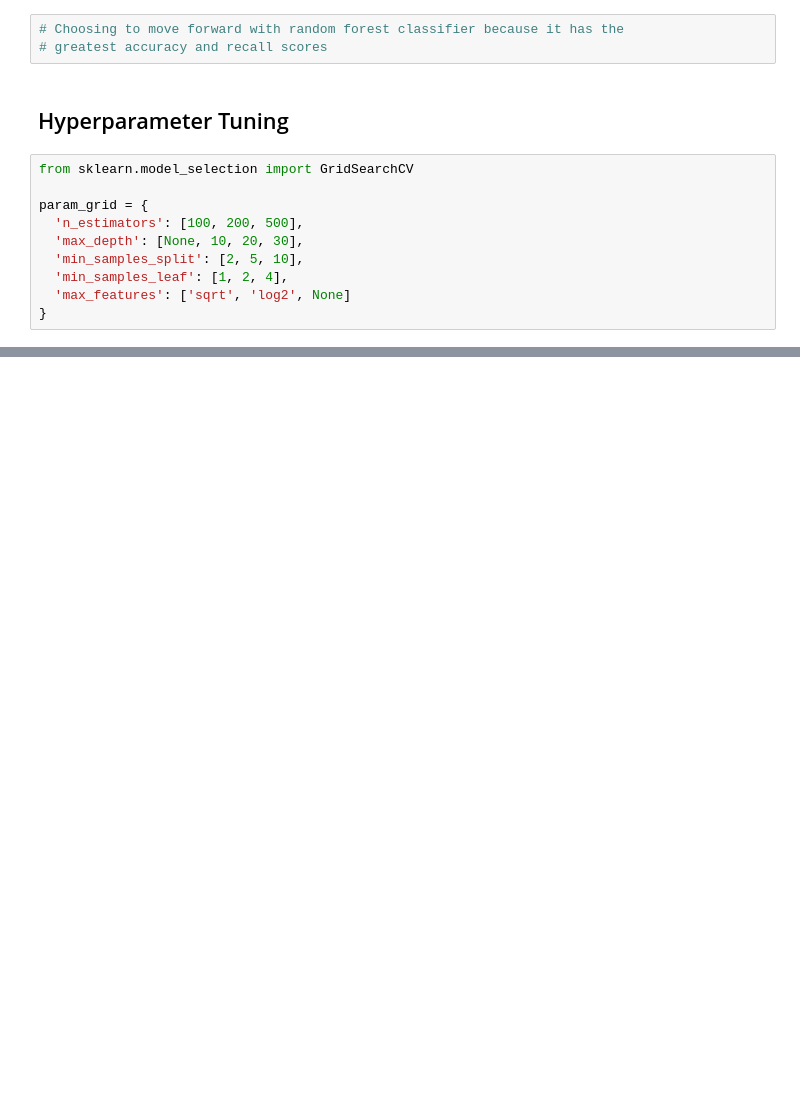
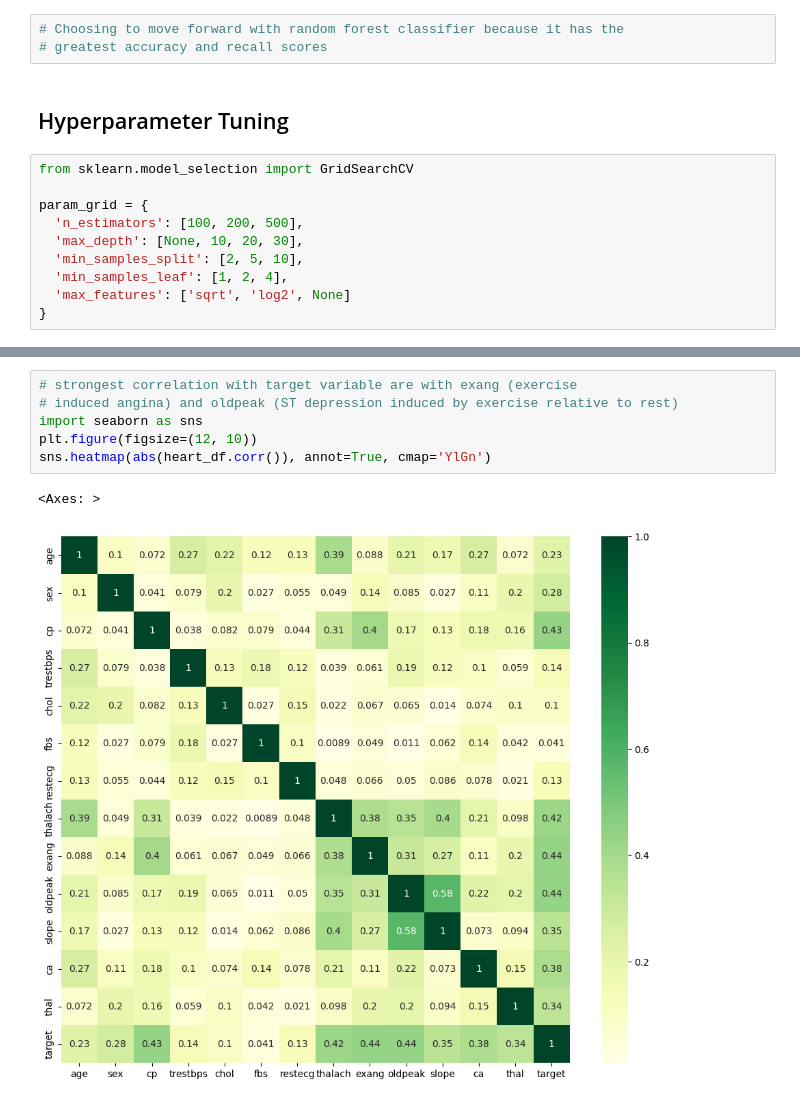
Before and after one commit to charlotte-verity/Heart-Disease-Classifier, a Jupyter notebook: detector.ipynb, the cells around one changed output, grey strips where cells are left out. Cells and saved outputs as stored; diff of their text form; blank space fills up the shorter version.

```diff
--- a/detector.ipynb
+++ b/detector.ipynb
@@ -219,0 +249,9 @@ RandomForestClassifier(max_depth=10, n_jobs=-1, random_state=3)
+# %%
+# strongest correlation with target variable are with exang (exercise
+# induced angina) and oldpeak (ST depression induced by exercise relative to rest)
+import seaborn as sns
+plt.figure(figsize=(12, 10))
+sns.heatmap(abs(heart_df.corr()), annot=True, cmap='YlGn')
+# %% [output]
+<Axes: >
+[figure, added]
```
Also changed, not shown: parts of 15 cells of this notebook.
